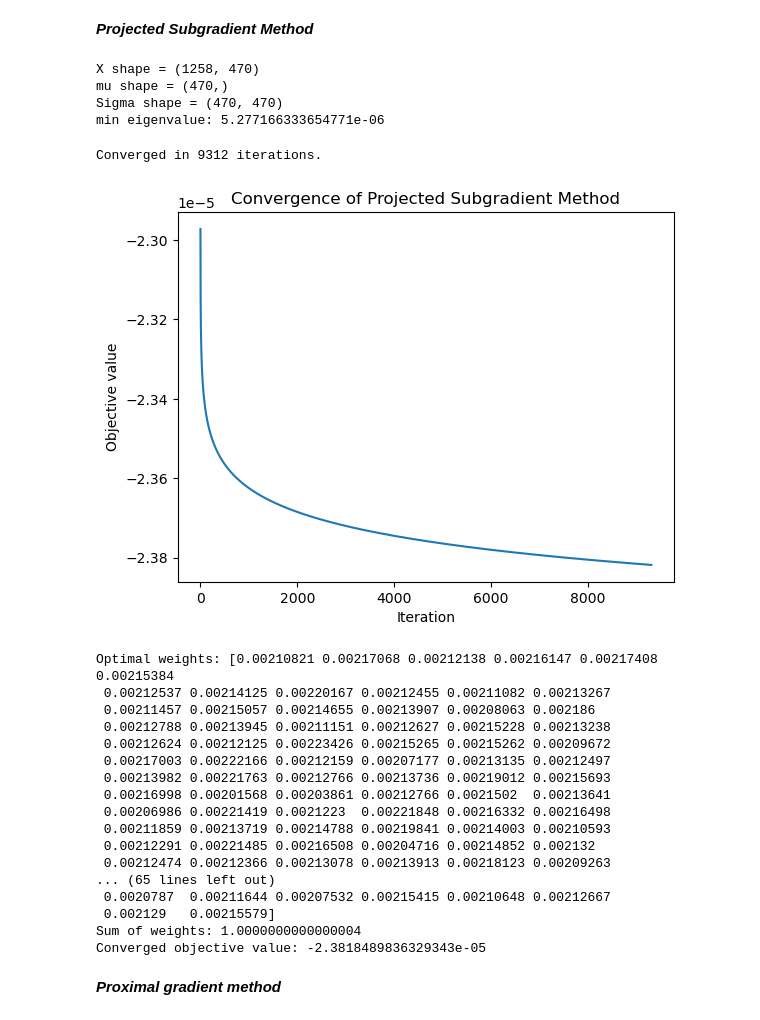
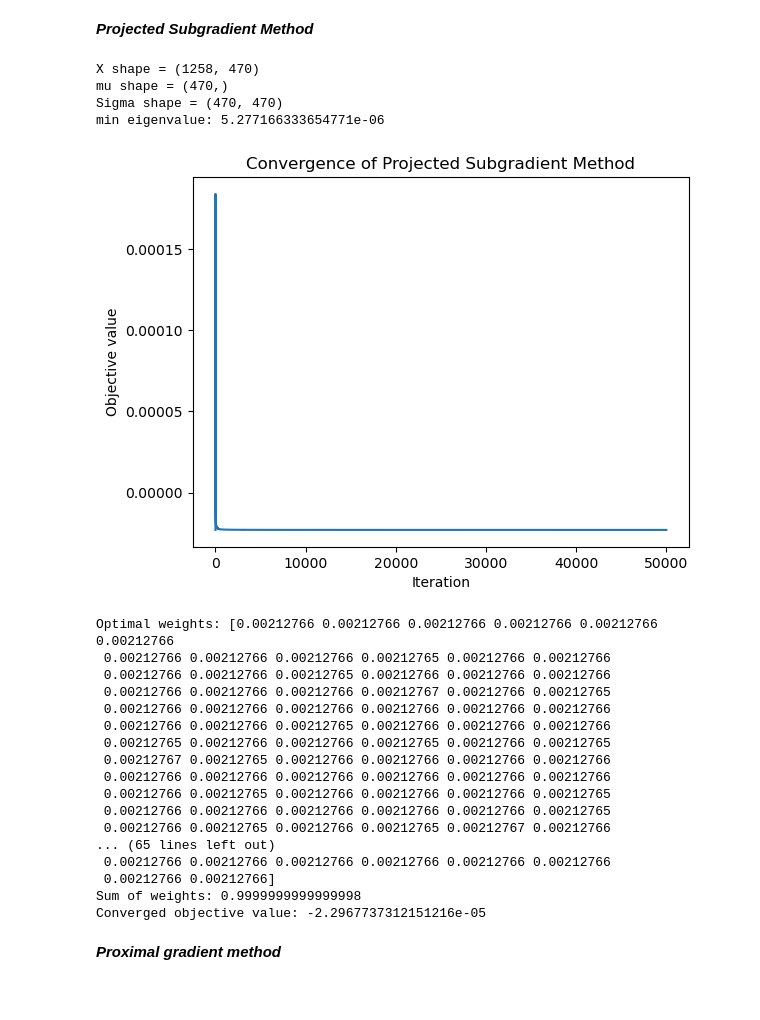
Before and after one commit to Edouard1000/Projet_opti, a Jupyter notebook: notebook.ipynb, the cells around one changed output. Cells and saved outputs as stored; diff of their text form; code cells hidden in the pictures.

```diff
--- a/notebook.ipynb
+++ b/notebook.ipynb
@@ -114,39 +115,38 @@ def projected_subgradient_method(lam, c, Sigma, mu, wprev, alpha0=0.1, max_iter=
 # %%
 X, mu, Sigma = read_data(verbose=True)
 eigvals = np.linalg.eigvalsh(Sigma)
 print("min eigenvalue:", eigvals.min())
 lam = 0.1
-c = 0.000001
+c = 0.003
 wprev = np.ones(X.shape[1]) / X.shape[1]
 
 w = projected_subgradient_method(lam, c, Sigma, mu, wprev, tol= 1e-8, plot=True)[0]
 print("Optimal weights:", w)
 print("Sum of weights:", np.sum(w))
 print("Converged objective value:", obj_f_nonSmooth(w, wprev, Sigma, mu, lam, c))
 # %% [output]
 X shape = (1258, 470)
 mu shape = (470,)
 Sigma shape = (470, 470)
 min eigenvalue: 5.277166333654771e-06
+[figure, new version]
-Converged in 9312 iterations.
+Optimal weights: [0.00212766 0.00212766 0.00212766 0.00212766 0.00212766 0.00212766
+ 0.00212766 0.00212766 0.00212766 0.00212765 0.00212766 0.00212766
+ 0.00212766 0.00212766 0.00212765 0.00212766 0.00212766 0.00212766
+ 0.00212766 0.00212766 0.00212766 0.00212767 0.00212766 0.00212765
+ 0.00212766 0.00212766 0.00212766 0.00212766 0.00212766 0.00212766
+ 0.00212766 0.00212766 0.00212765 0.00212766 0.00212766 0.00212766
+ 0.00212765 0.00212766 0.00212766 0.00212765 0.00212766 0.00212765
+ 0.00212767 0.00212765 0.00212766 0.00212766 0.00212766 0.00212766
+ 0.00212766 0.00212766 0.00212766 0.00212766 0.00212766 0.00212766
+ 0.00212766 0.00212765 0.00212766 0.00212766 0.00212766 0.00212765
+ 0.00212766 0.00212766 0.00212766 0.00212766 0.00212766 0.00212765
+ 0.00212766 0.00212765 0.00212766 0.00212765 0.00212767 0.00212766
+... (65 lines left out)
+ 0.00212766 0.00212766 0.00212766 0.00212766 0.00212766 0.00212766
+ 0.00212766 0.00212766]
+Sum of weights: 0.9999999999999998
+Converged objective value: -2.2967737312151216e-05
-[figure, old version]
-Optimal weights: [0.00210821 0.00217068 0.00212138 0.00216147 0.00217408 0.00215384
- 0.00212537 0.00214125 0.00220167 0.00212455 0.00211082 0.00213267
- 0.00211457 0.00215057 0.00214655 0.00213907 0.00208063 0.002186
- 0.00212788 0.00213945 0.00211151 0.00212627 0.00215228 0.00213238
- 0.00212624 0.00212125 0.00223426 0.00215265 0.00215262 0.00209672
- 0.00217003 0.00222166 0.00212159 0.00207177 0.00213135 0.00212497
- 0.00213982 0.00221763 0.00212766 0.00213736 0.00219012 0.00215693
- 0.00216998 0.00201568 0.00203861 0.00212766 0.0021502  0.00213641
- 0.00206986 0.00221419 0.0021223  0.00221848 0.00216332 0.00216498
- 0.00211859 0.00213719 0.00214788 0.00219841 0.00214003 0.00210593
- 0.00212291 0.00221485 0.00216508 0.00204716 0.00214852 0.002132
- 0.00212474 0.00212366 0.00213078 0.00213913 0.00218123 0.00209263
-... (65 lines left out)
- 0.0020787  0.00211644 0.00207532 0.00215415 0.00210648 0.00212667
- 0.002129   0.00215579]
-Sum of weights: 1.0000000000000004
-Converged objective value: -2.3818489836329343e-05
 # %% [markdown]
 ***Proximal gradient method***
 # %%
```
Also changed, not shown: parts of 20 cells of this notebook, 1 other file.
